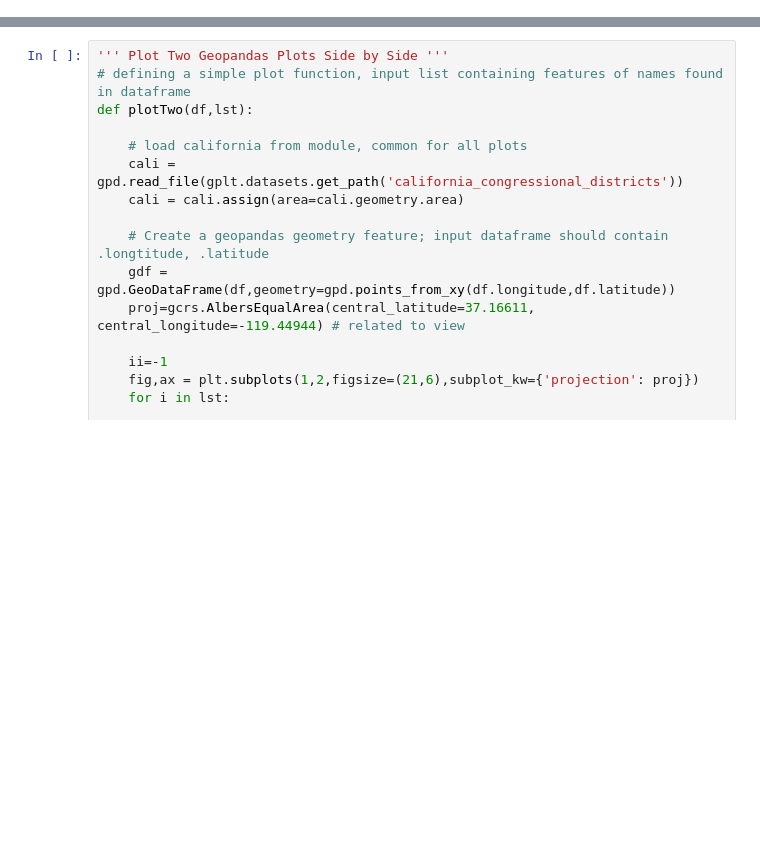
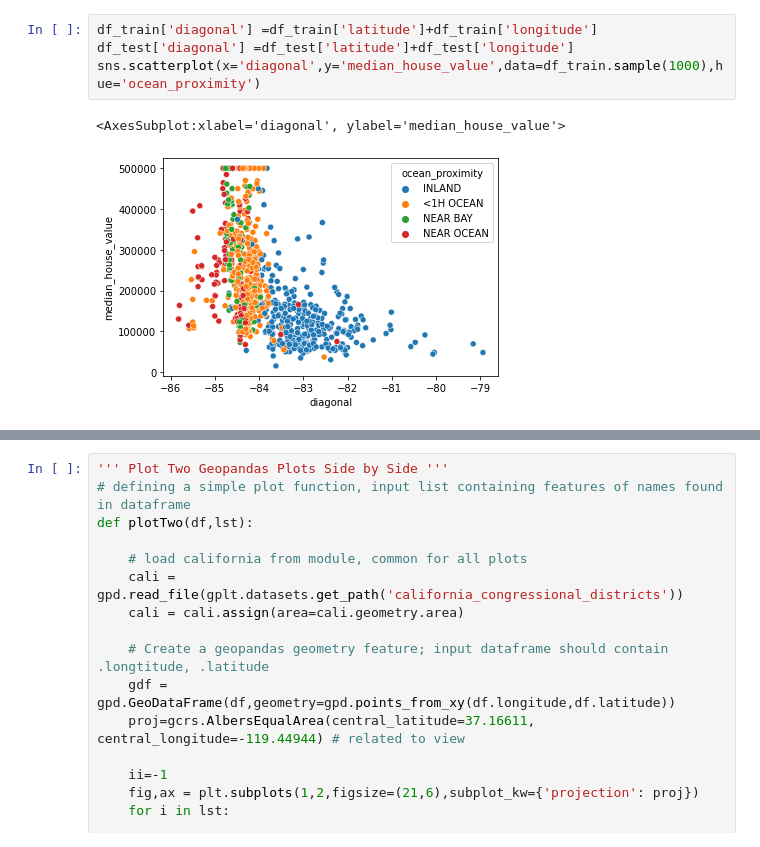
Before and after one commit to primavista40/Housing-Tutorials, a Jupyter notebook: California Housing.ipynb, the cells around one changed output, grey strips where cells are left out. Cells and saved outputs as stored; diff of their text form; blank space fills up the shorter version.

```diff
--- a/California Housing.ipynb
+++ b/California Housing.ipynb
@@ -20,3 +32,10 @@ plt.legend()
+# %%
+df_train['diagonal'] =df_train['latitude']+df_train['longitude']
+df_test['diagonal'] =df_test['latitude']+df_test['longitude']
+sns.scatterplot(x='diagonal',y='median_house_value',data=df_train.sample(1000),hue='ocean_proximity')
+# %% [output]
+<AxesSubplot:xlabel='diagonal', ylabel='median_house_value'>
+[figure, added]
 # %%
 from sklearn.decomposition import PCA
 pca = PCA(n_components=2)
```
Also changed, not shown: parts of 4 cells of this notebook.
